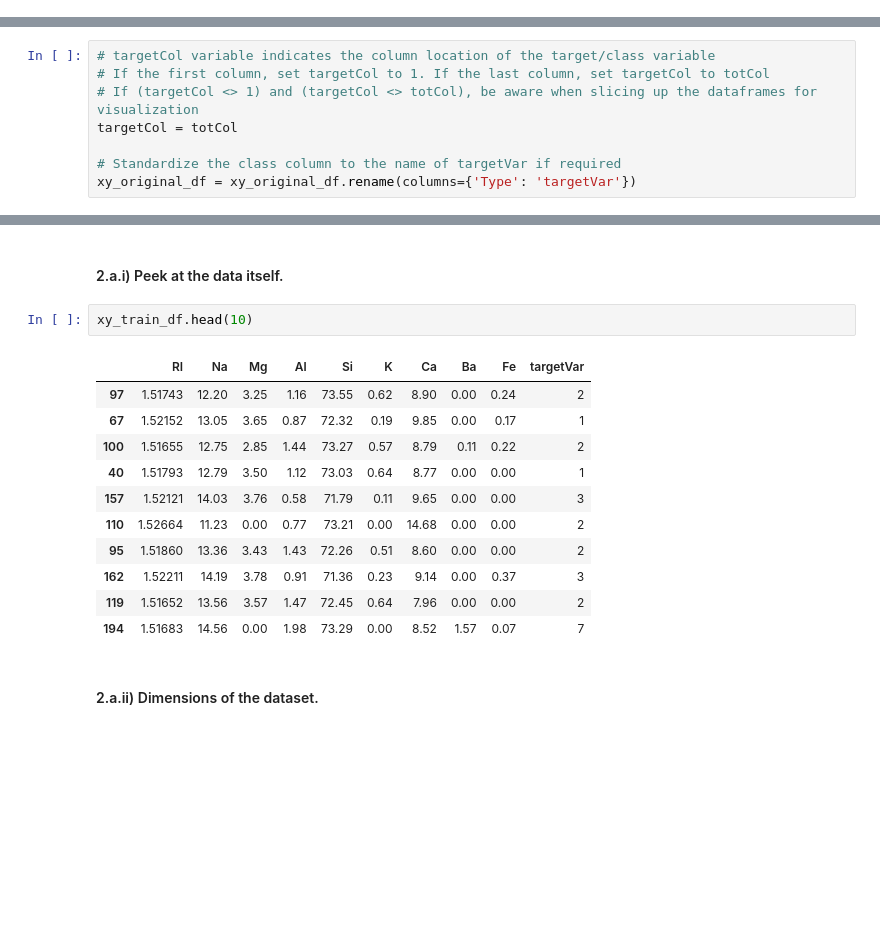
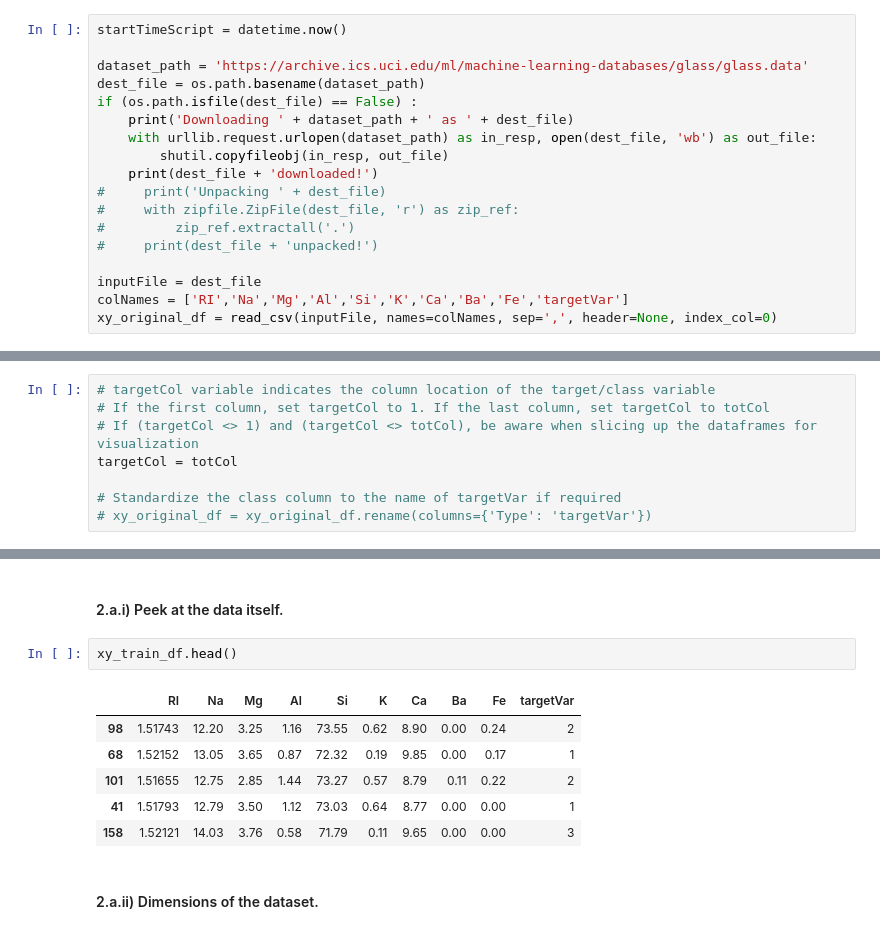
Before and after one commit to daines-analytics/tabular-data-projects, a Jupyter notebook: _py-project-templates/py-template-multi-class_example.ipynb, the cells around one changed output, grey strips where cells are left out. Saved outputs shown, nothing was run; the diff lists cells and outputs as text; blank space fills up the shorter version.

```diff
--- a/_py-project-templates/py-template-multi-class_example.ipynb
+++ b/_py-project-templates/py-template-multi-class_example.ipynb
@@ -105,0 +106,18 @@ xy_original_df = read_csv(inputFile)
+# %%
+startTimeScript = datetime.now()
+
+dataset_path = 'https://archive.ics.uci.edu/ml/machine-learning-databases/glass/glass.data'
+dest_file = os.path.basename(dataset_path)
+if (os.path.isfile(dest_file) == False) :
+    print('Downloading ' + dataset_path + ' as ' + dest_file)
+    with urllib.request.urlopen(dataset_path) as in_resp, open(dest_file, 'wb') as out_file:
+        shutil.copyfileobj(in_resp, out_file)
+    print(dest_file + 'downloaded!')
+#     print('Unpacking ' + dest_file)
+#     with zipfile.ZipFile(dest_file, 'r') as zip_ref:
+#         zip_ref.extractall('.')
+#     print(dest_file + 'unpacked!')
+
+inputFile = dest_file
+colNames = ['RI','Na','Mg','Al','Si','K','Ca','Ba','Fe','targetVar']
+xy_original_df = read_csv(inputFile, names=colNames, sep=',', header=None, index_col=0)
@@ -116,7 +137,7 @@ totAttr = totCol-1
 targetCol = totCol
 
 # Standardize the class column to the name of targetVar if required
-xy_original_df = xy_original_df.rename(columns={'Type': 'targetVar'})
+# xy_original_df = xy_original_df.rename(columns={'Type': 'targetVar'})
 # %%
 # We create training datasets (xy_train_df, x_train_df, y_train_df) for various visualization and cleaning/transformation operations
 # We create testing datasets (x_test_df, y_test_df) for various visualization and cleaning/transformation operations
@@ -166,19 +190,14 @@ email_notify("Data Summarization and Visualization has begun! "+datetime.now().s
 # %% [markdown]
 #### 2.a.i) Peek at the data itself.
 # %%
-xy_train_df.head(10)
+xy_train_df.head()
 # %% [output]
 |  | RI | Na | Mg | Al | Si | K | Ca | Ba | Fe | targetVar |
-| 97 | 1.51743 | 12.20 | 3.25 | 1.16 | 73.55 | 0.62 | 8.90 | 0.00 | 0.24 | 2 |
-| 67 | 1.52152 | 13.05 | 3.65 | 0.87 | 72.32 | 0.19 | 9.85 | 0.00 | 0.17 | 1 |
-| 100 | 1.51655 | 12.75 | 2.85 | 1.44 | 73.27 | 0.57 | 8.79 | 0.11 | 0.22 | 2 |
-| 40 | 1.51793 | 12.79 | 3.50 | 1.12 | 73.03 | 0.64 | 8.77 | 0.00 | 0.00 | 1 |
-| 157 | 1.52121 | 14.03 | 3.76 | 0.58 | 71.79 | 0.11 | 9.65 | 0.00 | 0.00 | 3 |
-| 110 | 1.52664 | 11.23 | 0.00 | 0.77 | 73.21 | 0.00 | 14.68 | 0.00 | 0.00 | 2 |
-| 95 | 1.51860 | 13.36 | 3.43 | 1.43 | 72.26 | 0.51 | 8.60 | 0.00 | 0.00 | 2 |
-| 162 | 1.52211 | 14.19 | 3.78 | 0.91 | 71.36 | 0.23 | 9.14 | 0.00 | 0.37 | 3 |
-| 119 | 1.51652 | 13.56 | 3.57 | 1.47 | 72.45 | 0.64 | 7.96 | 0.00 | 0.00 | 2 |
-| 194 | 1.51683 | 14.56 | 0.00 | 1.98 | 73.29 | 0.00 | 8.52 | 1.57 | 0.07 | 7 |
+| 98 | 1.51743 | 12.20 | 3.25 | 1.16 | 73.55 | 0.62 | 8.90 | 0.00 | 0.24 | 2 |
+| 68 | 1.52152 | 13.05 | 3.65 | 0.87 | 72.32 | 0.19 | 9.85 | 0.00 | 0.17 | 1 |
+| 101 | 1.51655 | 12.75 | 2.85 | 1.44 | 73.27 | 0.57 | 8.79 | 0.11 | 0.22 | 2 |
+| 41 | 1.51793 | 12.79 | 3.50 | 1.12 | 73.03 | 0.64 | 8.77 | 0.00 | 0.00 | 1 |
+| 158 | 1.52121 | 14.03 | 3.76 | 0.58 | 71.79 | 0.11 | 9.65 | 0.00 | 0.00 | 3 |
 # %% [markdown]
 #### 2.a.ii) Dimensions of the dataset.
 # %%
```
Also changed, not shown: parts of 29 cells of this notebook, 10 other files.
